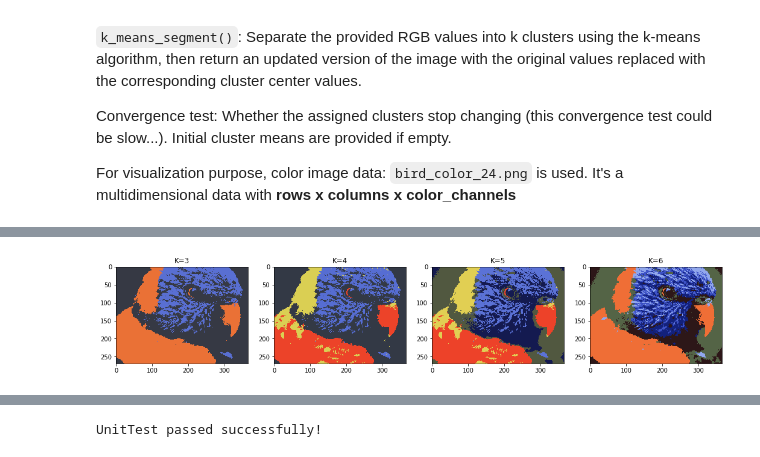
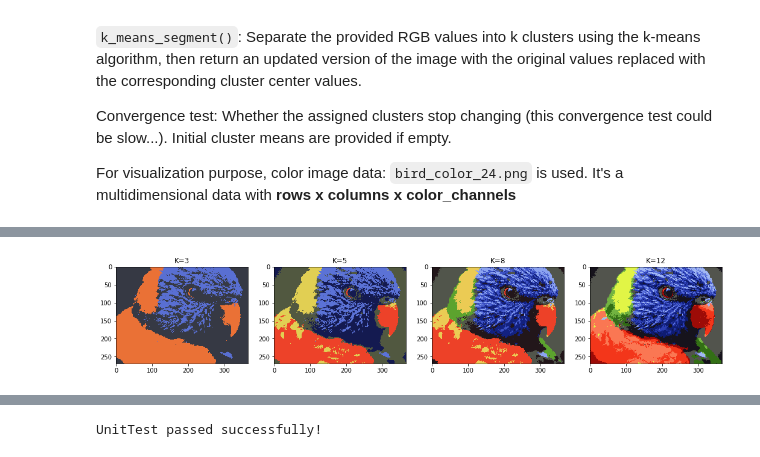
Before and after one commit to AndyAn0724/Expectation_Maximization, a Jupyter notebook: mixture_models.ipynb, the cells around one changed output, grey strips where cells are left out. Cells and saved outputs as stored; diff of their text form; code cells hidden in the pictures.

```diff
--- a/mixture_models.ipynb
+++ b/mixture_models.ipynb
@@ -226,7 +228,7 @@ def k_means_segment(image_values, k=3, initial_means=None):
 # %%
 ##### Visualization of K-means Clustering - Image Segmentation #####
 # Let's test for diff combination of K:
-K_all = [3, 10, 15, 20]
+K_all = [3, 5, 8, 12]
 plt.figure(None,figsize=(18, 8))
 image_values = image_to_matrix('images/bird_color_24.png')
 
@@ -242,6 +244,6 @@ for i in range(len(K_all)):
     toc = time.time()
     print('Time took %.5f seconds to converge for K=%d.' % ((toc-tic), K))
 
-# plt.savefig("bird_all4.png", bbox_inches='tight')
+plt.savefig("bird_all4.png", bbox_inches='tight')
 plt.show()
 # %% [output]
@@ -252,2 +254,2 @@ Time took 1.32458 seconds to converge for K=6.
-[figure, old version]
+[figure, new version]
 # %% [markdown]
```
Also changed, not shown: parts of 13 cells of this notebook, 4 other files.
